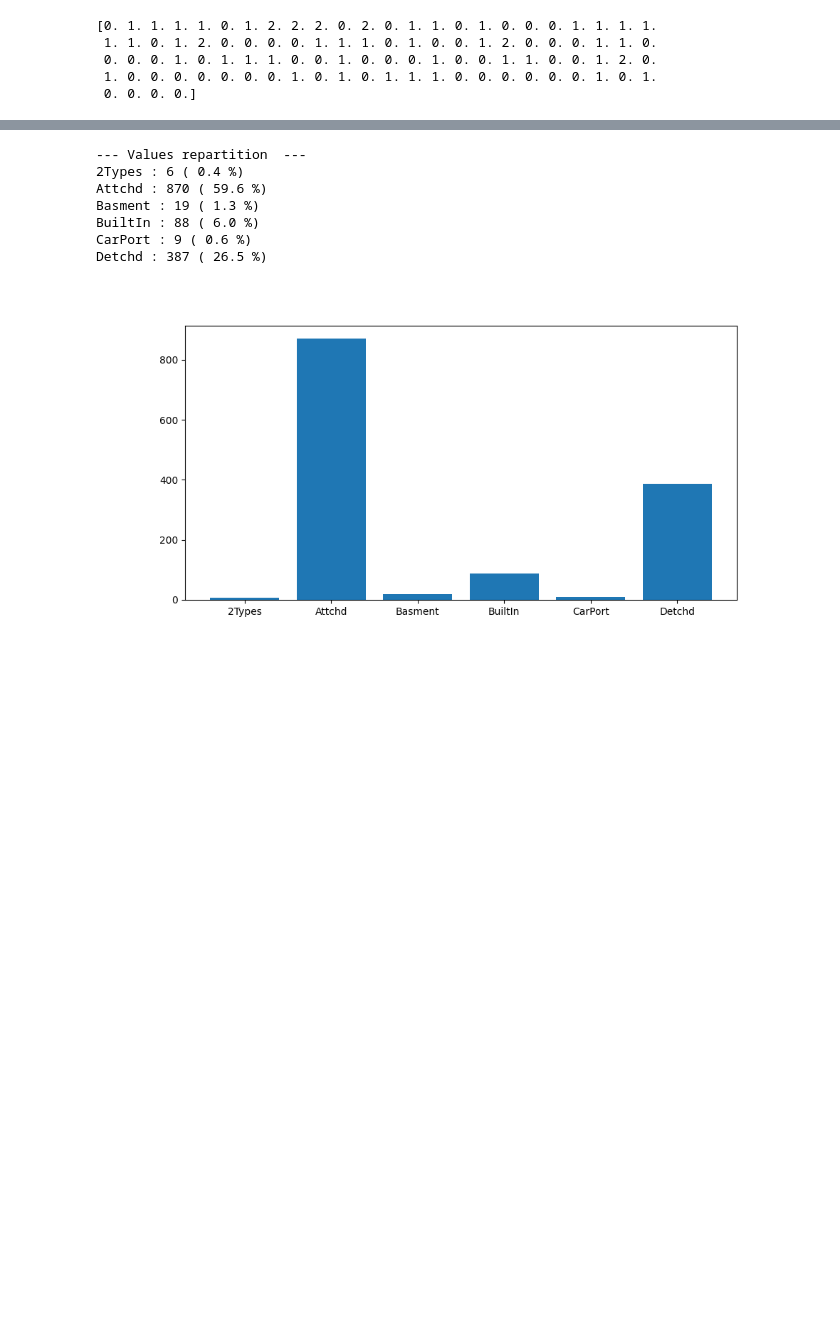
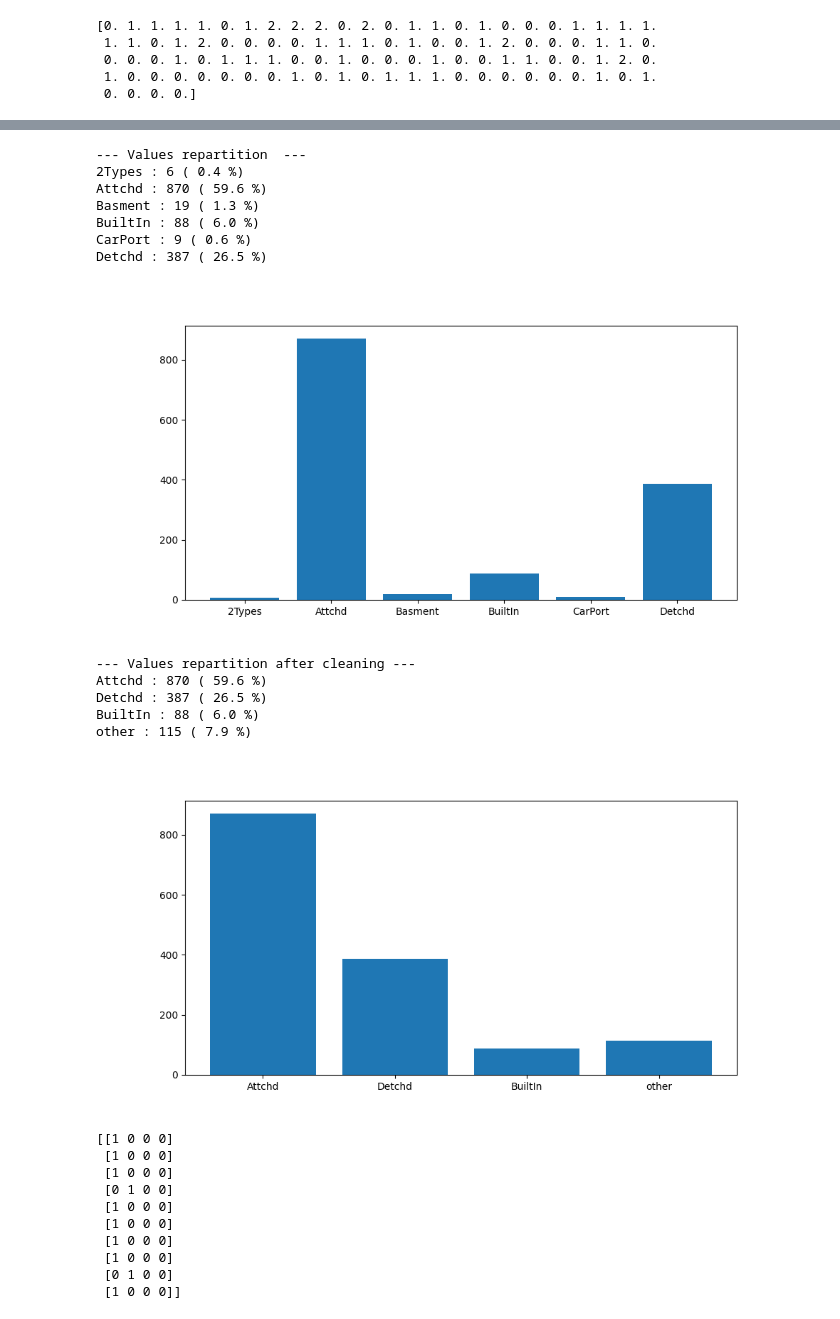
Before and after one commit to MaximeD34/house_price, a Jupyter notebook: data_processing.ipynb, the cells around one changed output, grey strips where cells are left out. Cells and saved outputs as stored; diff of their text form; code cells hidden in the pictures; blank space fills up the shorter version.

```diff
--- a/data_processing.ipynb
+++ b/data_processing.ipynb
@@ -1366,24 +1380,43 @@ plotRepartition(FireplaceQu, list(fireplacequ_mapping.values()))
 # %%
 #GarageType
 GarageType = data[:,58].copy()
 uniqueGarageType = np.array(["2Types", "Attchd", "Basment", "BuiltIn",
                              "CarPort", "Detchd"])
 
 printRepartion(GarageType, uniqueGarageType)
 plotRepartition(GarageType, uniqueGarageType)
 
 #we only keep Attchd, Detchd, BuiltIn and others are grouped in "other"
 GarageType[~np.isin(GarageType,  ["Attchd", "Detchd", "BuiltIn"])] = "other"
 uniqueGarageType = np.array(["Attchd", "Detchd", "BuiltIn", "other"])
 
 printRepartion(GarageType, uniqueGarageType, "after cleaning")
 plotRepartition(GarageType, uniqueGarageType)
+
+oneHotEncodedGarageType = oneHotEncode(GarageType, uniqueGarageType)
+print(oneHotEncodedGarageType[:10])
 # %% [output]
 --- Values repartition  ---
 2Types : 6 ( 0.4 %)
 Attchd : 870 ( 59.6 %)
 Basment : 19 ( 1.3 %)
 BuiltIn : 88 ( 6.0 %)
 CarPort : 9 ( 0.6 %)
 Detchd : 387 ( 26.5 %)
 [figure]
+--- Values repartition after cleaning ---
+Attchd : 870 ( 59.6 %)
+Detchd : 387 ( 26.5 %)
+BuiltIn : 88 ( 6.0 %)
+other : 115 ( 7.9 %)
+[figure, added]
+[[1 0 0 0]
+ [1 0 0 0]
+ [1 0 0 0]
+ [0 1 0 0]
+ [1 0 0 0]
+ [1 0 0 0]
+ [1 0 0 0]
+ [1 0 0 0]
+ [0 1 0 0]
+ [1 0 0 0]]
```
Also changed, not shown: parts of 21 cells of this notebook.
